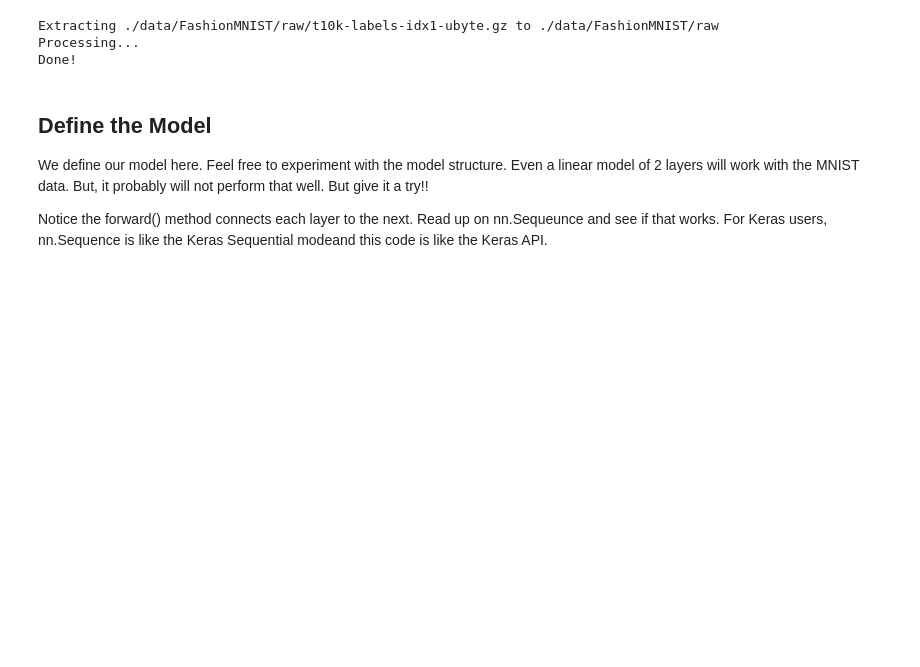
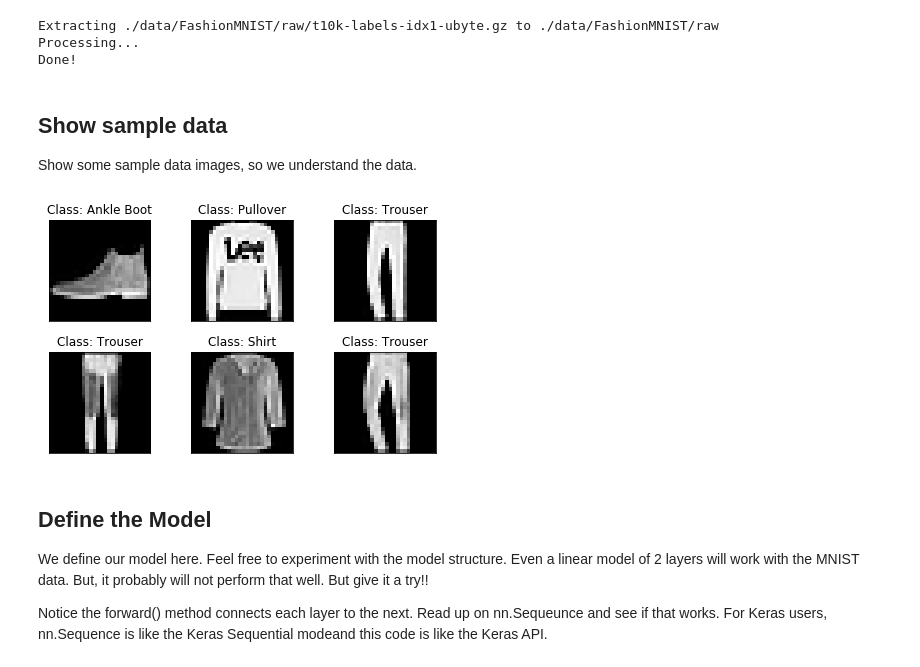
Before and after one commit to WestCoastML/pytorch_tutorial, a Jupyter notebook: pytorch_tutorial2_Fashion_MNIST.ipynb, the cells around one changed output. Drawn from its saved outputs; the diff is of its cells as text; code cells hidden in the pictures; blank space fills up the shorter version.

Commit message:
fixed issues with loss on training display.  Added sample image display

```diff
--- a/pytorch_tutorial2_Fashion_MNIST.ipynb
+++ b/pytorch_tutorial2_Fashion_MNIST.ipynb
@@ -97,3 +78,31 @@ def matplotlib_imshow(img, one_channel=False):
+# %% [markdown]
+## Show sample data
+
+Show some sample data images, so we understand the data.
+# %%
+# Define class label names for displaying.  Class labels are [0,1,2,...,9] and these
+#  labels are match class to position.  So class=0 => 'T-shirt/top', class=1 => 'Trousers'
+classes = ('T-shirt/top', 'Trouser', 'Pullover', 'Dress', 'Coat',
+        'Sandal', 'Shirt', 'Sneaker', 'Bag', 'Ankle Boot')
+
+
+# show some images from the Test dataset
+test_data = enumerate(test_loader)
+# get the first batch of images.  data is a list of [inputs, labels].
+#  inputs are pixels, class labels are integers
+batch_idx, (inputs, labels)  = next(test_data)
+#  Display list of images and their class labels
+
+for i in range(6):
+  plt.subplot(2,3,i+1)
+  plt.tight_layout()
+  plt.imshow(inputs[i][0], cmap='gray', interpolation='none')
+  plt.title("Class: " + classes[labels[i].item()] + )
+  # Supress x and y tickmarks for x and y pixel positions
+  plt.xticks([])
+  plt.yticks([])
+# %% [output]
+[figure, added]
 # %% [markdown]
 ## Define the Model
 
```
Also changed, not shown: parts of 4 cells of this notebook.
